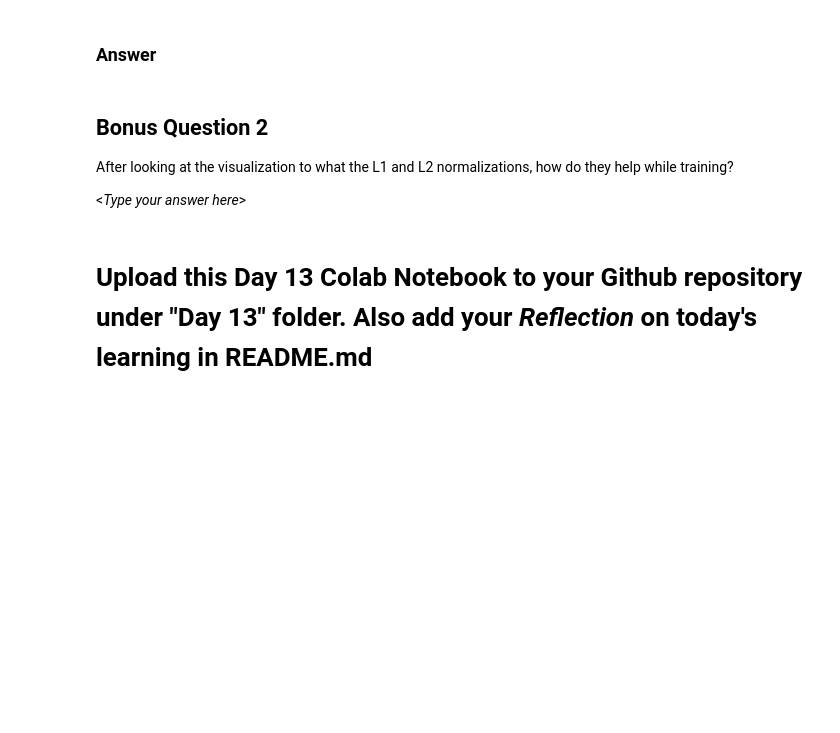
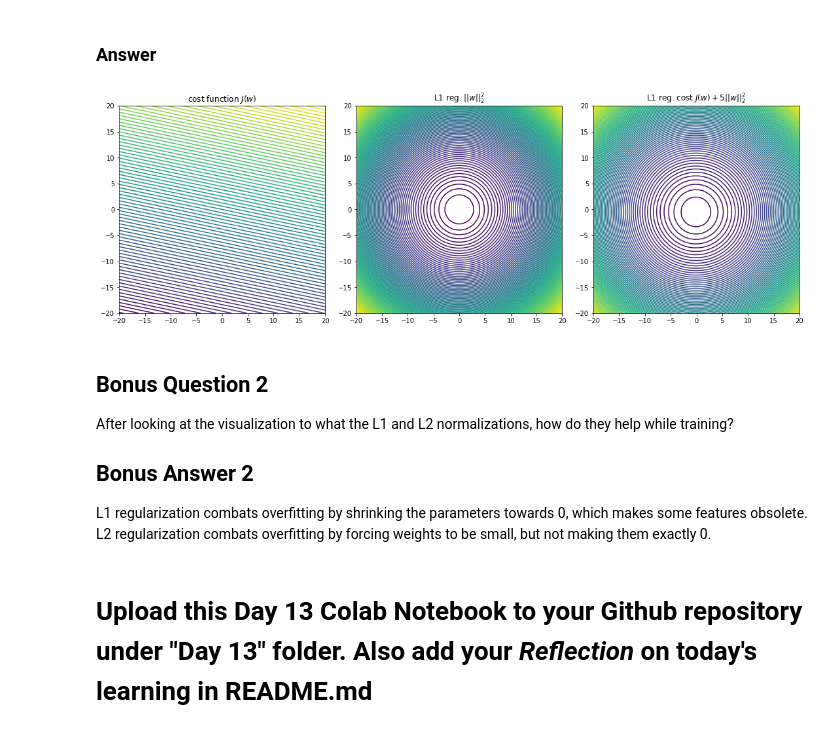
Before and after one commit to esha-sidhu/FutureMakers2022, a Jupyter notebook: Day 13/Day_13_Overfitting_Underfitting_ES.ipynb, the cells around one changed output. Drawn from its saved outputs; the diff is of its cells as text; code cells hidden in the pictures; blank space fills up the shorter version.

```diff
--- a/Day 13/Day_13_Overfitting_Underfitting_ES.ipynb
+++ b/Day 13/Day_13_Overfitting_Underfitting_ES.ipynb
@@ -895,23 +895,26 @@ plt.show()
 # %% [markdown]
 ### Answer
 # %%
-cost = #Enter your code here
-l1_penalty = #Enter your code here
-cost_plus_l2 = #Enter your code here
+cost = lambda w: .5*np.mean(w[0] + w[1]*x - y)
+l1_penalty = lambda w: np.dot(w,w)/2
+cost_plus_l1 = lambda w: cost(w) + 5*l2_penalty(w)
 
 fig, axes = plt.subplots(ncols=3, nrows=1, constrained_layout=True, figsize=(15, 5))
 plot_contour(cost, [-20,20], [-20,20], 50, axes[0])
 axes[0].set_title(r'cost function $J(w)$')
 plot_contour(l1_penalty, [-20,20], [-20,20], 50, axes[1])
 axes[1].set_title(r'L1 reg. $||w||_2^2$')
 plot_contour(cost_plus_l1, [-20,20], [-20,20], 50, axes[2])
 axes[2].set_title(r'L1 reg. cost $J(w) + 5 ||w||_2^2$')
 plt.show()
+# %% [output]
+[figure, added]
 # %% [markdown]
 ## Bonus Question 2
 After looking at the visualization to what the L1 and L2 normalizations, how do they help while training?
 
-\<*Type your answer here*\>
+## Bonus Answer 2
+L1 regularization combats overfitting by shrinking the parameters towards 0, which makes some features obsolete. L2 regularization combats overfitting by forcing weights to be small, but not making them exactly 0.
 # %% [markdown]
 # **Upload this Day 13 Colab Notebook to your Github repository under "Day 13" folder. Also add your *Reflection* on today's learning in README.md**
 # %% [markdown]
```
